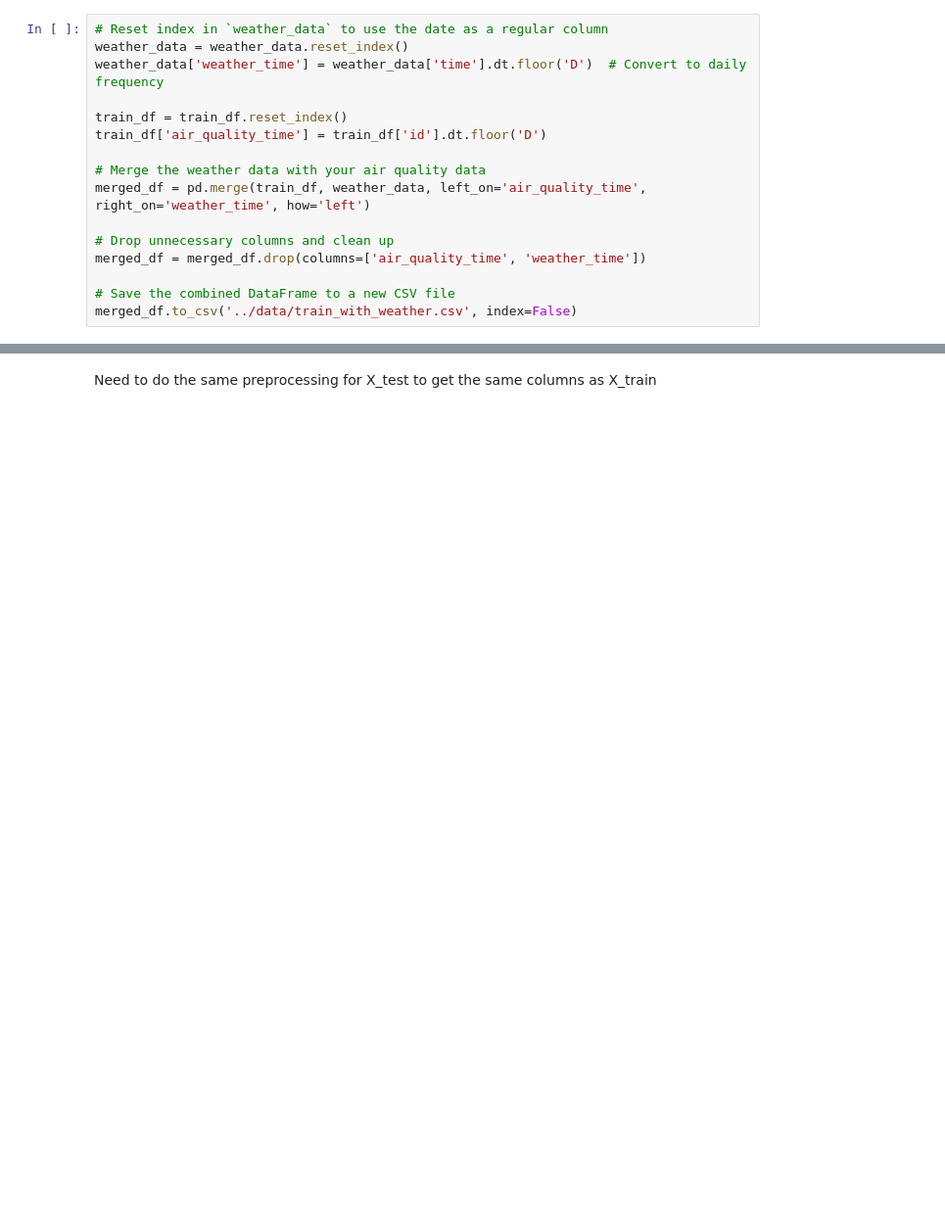
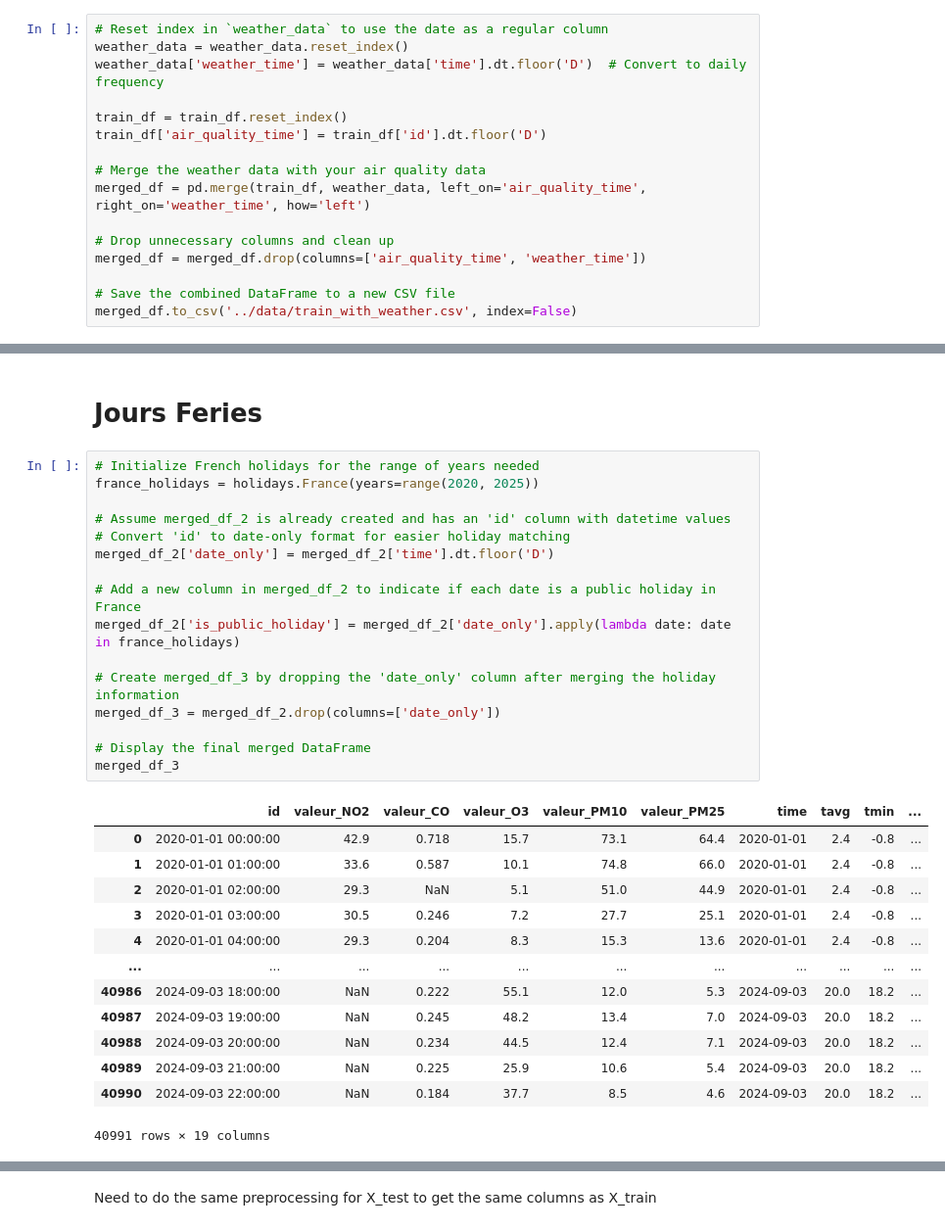
Before and after one commit to Trung-Dan-Phan/kaggle_time_series, a Jupyter notebook: notebooks/preprocessing.ipynb, the cells around one changed output, grey strips where cells are left out. Shown at 98% size. Cells and saved outputs as stored; diff of their text form; blank space fills up the shorter version.

```diff
--- a/notebooks/preprocessing.ipynb
+++ b/notebooks/preprocessing.ipynb
@@ -119,0 +207,32 @@ merged_df.to_csv('../data/train_with_weather.csv', index=False)
+# %% [markdown]
+# Jours Feries
+# %%
+# Initialize French holidays for the range of years needed
+france_holidays = holidays.France(years=range(2020, 2025))
+
+# Assume merged_df_2 is already created and has an 'id' column with datetime values
+# Convert 'id' to date-only format for easier holiday matching
+merged_df_2['date_only'] = merged_df_2['time'].dt.floor('D')
+
+# Add a new column in merged_df_2 to indicate if each date is a public holiday in France
+merged_df_2['is_public_holiday'] = merged_df_2['date_only'].apply(lambda date: date in france_holidays)
+
+# Create merged_df_3 by dropping the 'date_only' column after merging the holiday information
+merged_df_3 = merged_df_2.drop(columns=['date_only'])
+
+# Display the final merged DataFrame
+merged_df_3
+# %% [output]
+|  | id | valeur_NO2 | valeur_CO | valeur_O3 | valeur_PM10 | valeur_PM25 | time | tavg | tmin | ... |
+| 0 | 2020-01-01 00:00:00 | 42.9 | 0.718 | 15.7 | 73.1 | 64.4 | 2020-01-01 | 2.4 | -0.8 | ... |
+| 1 | 2020-01-01 01:00:00 | 33.6 | 0.587 | 10.1 | 74.8 | 66.0 | 2020-01-01 | 2.4 | -0.8 | ... |
+| 2 | 2020-01-01 02:00:00 | 29.3 | NaN | 5.1 | 51.0 | 44.9 | 2020-01-01 | 2.4 | -0.8 | ... |
+| 3 | 2020-01-01 03:00:00 | 30.5 | 0.246 | 7.2 | 27.7 | 25.1 | 2020-01-01 | 2.4 | -0.8 | ... |
+| 4 | 2020-01-01 04:00:00 | 29.3 | 0.204 | 8.3 | 15.3 | 13.6 | 2020-01-01 | 2.4 | -0.8 | ... |
+| ... | ... | ... | ... | ... | ... | ... | ... | ... | ... | ... |
+| 40986 | 2024-09-03 18:00:00 | NaN | 0.222 | 55.1 | 12.0 | 5.3 | 2024-09-03 | 20.0 | 18.2 | ... |
+| 40987 | 2024-09-03 19:00:00 | NaN | 0.245 | 48.2 | 13.4 | 7.0 | 2024-09-03 | 20.0 | 18.2 | ... |
+| 40988 | 2024-09-03 20:00:00 | NaN | 0.234 | 44.5 | 12.4 | 7.1 | 2024-09-03 | 20.0 | 18.2 | ... |
+| 40989 | 2024-09-03 21:00:00 | NaN | 0.225 | 25.9 | 10.6 | 5.4 | 2024-09-03 | 20.0 | 18.2 | ... |
+| 40990 | 2024-09-03 22:00:00 | NaN | 0.184 | 37.7 | 8.5 | 4.6 | 2024-09-03 | 20.0 | 18.2 | ... |
+40991 rows × 19 columns
```
Also changed, not shown: parts of 21 cells of this notebook, 4 other files.
